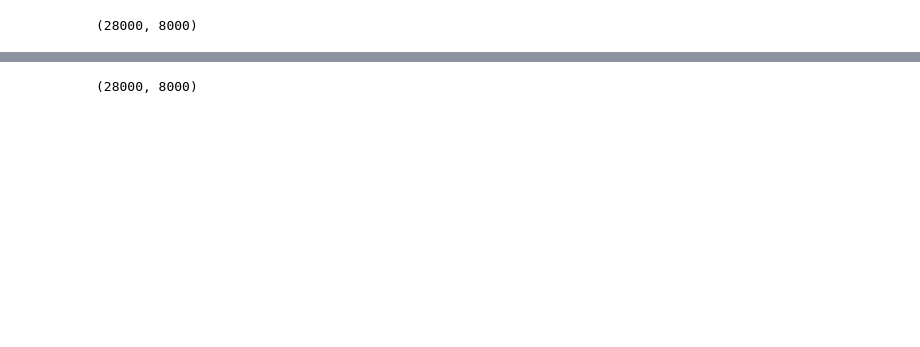
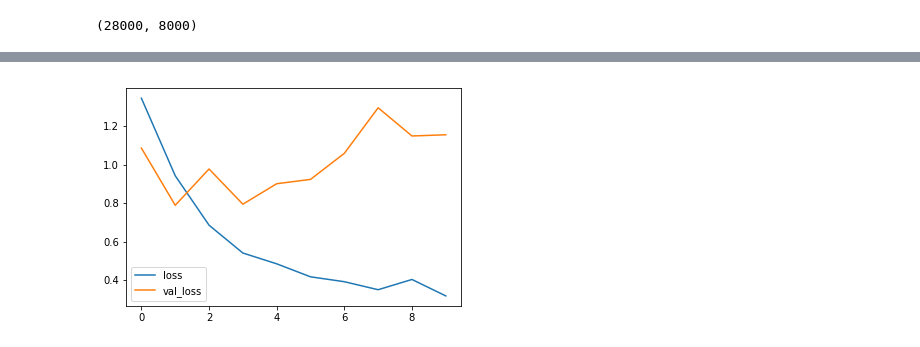
Before and after one commit to toly/mipt_hack, a Jupyter notebook: 00_train.ipynb, the cells around one changed output, grey strips where cells are left out. Saved outputs shown, nothing was run; the diff lists cells and outputs as text; code cells hidden in the pictures; blank space fills up the shorter version.

```diff
--- a/00_train.ipynb
+++ b/00_train.ipynb
@@ -172,6 +172,9 @@ for sample, target in zip(samples, targets):
 # %%
 with open('./data/samples_8000.pkl', 'wb') as f:
     f.write(pickle.dumps(target_dict))
+# %%
+with open('./data/samples_8000.pkl', 'rb') as f:
+    target_dict = pickle.loads(f.read())
 # %%
 target_list = list(target_dict.keys())
 target_list.sort()
@@ -206,21 +209,25 @@ Conv1D?
 # %%
 model = Sequential()
 model.add(Conv1D(16, 3, activation=LeakyReLU(), input_shape=(8000, 1)))
+model.add(MaxPool1D(2))
 model.add(Conv1D(32, 3, activation=LeakyReLU()))
+model.add(MaxPool1D(2))
 model.add(Conv1D(64, 3, activation=LeakyReLU()))
+model.add(MaxPool1D(2))
 model.add(Conv1D(128, 3, activation=LeakyReLU()))
+model.add(MaxPool1D(2))
 model.add(Flatten())
 model.add(Dense(128, activation='relu'))
 model.add(Dense(128, activation='relu'))
 model.add(Dense(8, activation='softmax'))
 # %%
-model.compile(optimizer='adam', loss='categorical_crossentropy')
+model.compile(optimizer='adam', loss='categorical_crossentropy', metrics=['accuracy'])
 # %%
 x.shape
 # %% [output]
 (28000, 8000)
 # %%
-model.fit(x.reshape(28000, 8000, 1), to_categorical(y), batch_size=32, epochs=10, validation_split=0.1)
+history = model.fit(x.reshape(28000, 8000, 1), to_categorical(y), batch_size=32, epochs=10, validation_split=0.1)
 # %% [output]
 Train on 25200 samples, validate on 2800 samples
 Epoch 1/10
@@ -228,4 +249,7 @@ KeyboardInterrupt:
-# %%
-x.shape
-# %% [output]
-(28000, 8000)
+# %%
+plt.plot(history.history['loss'], label='loss')
+plt.plot(history.history['val_loss'], label='val_loss')
+plt.legend()
+plt.show()
+# %% [output]
+[figure, added]
```
Also changed, not shown: parts of 24 cells of this notebook, 1 other file.
